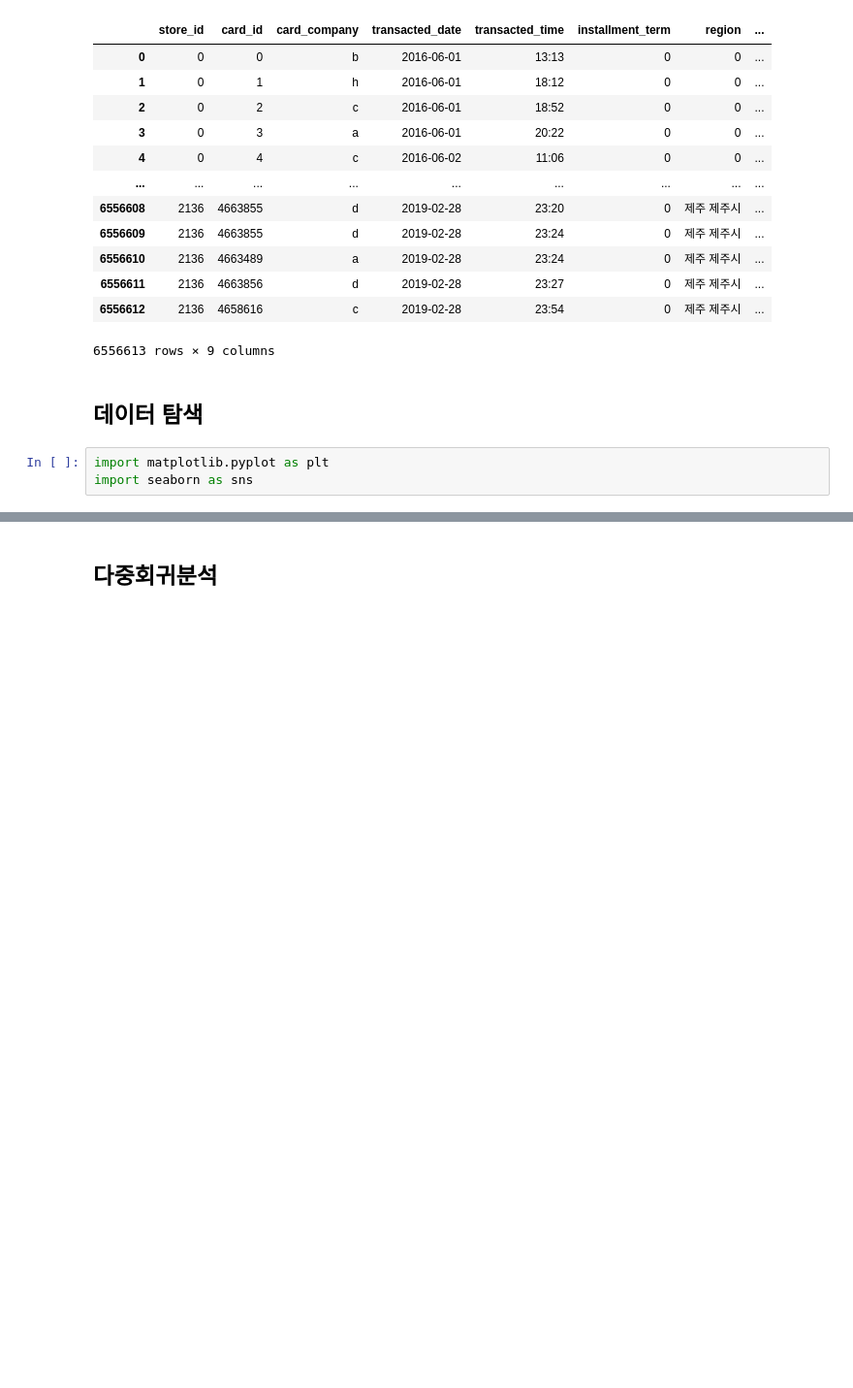
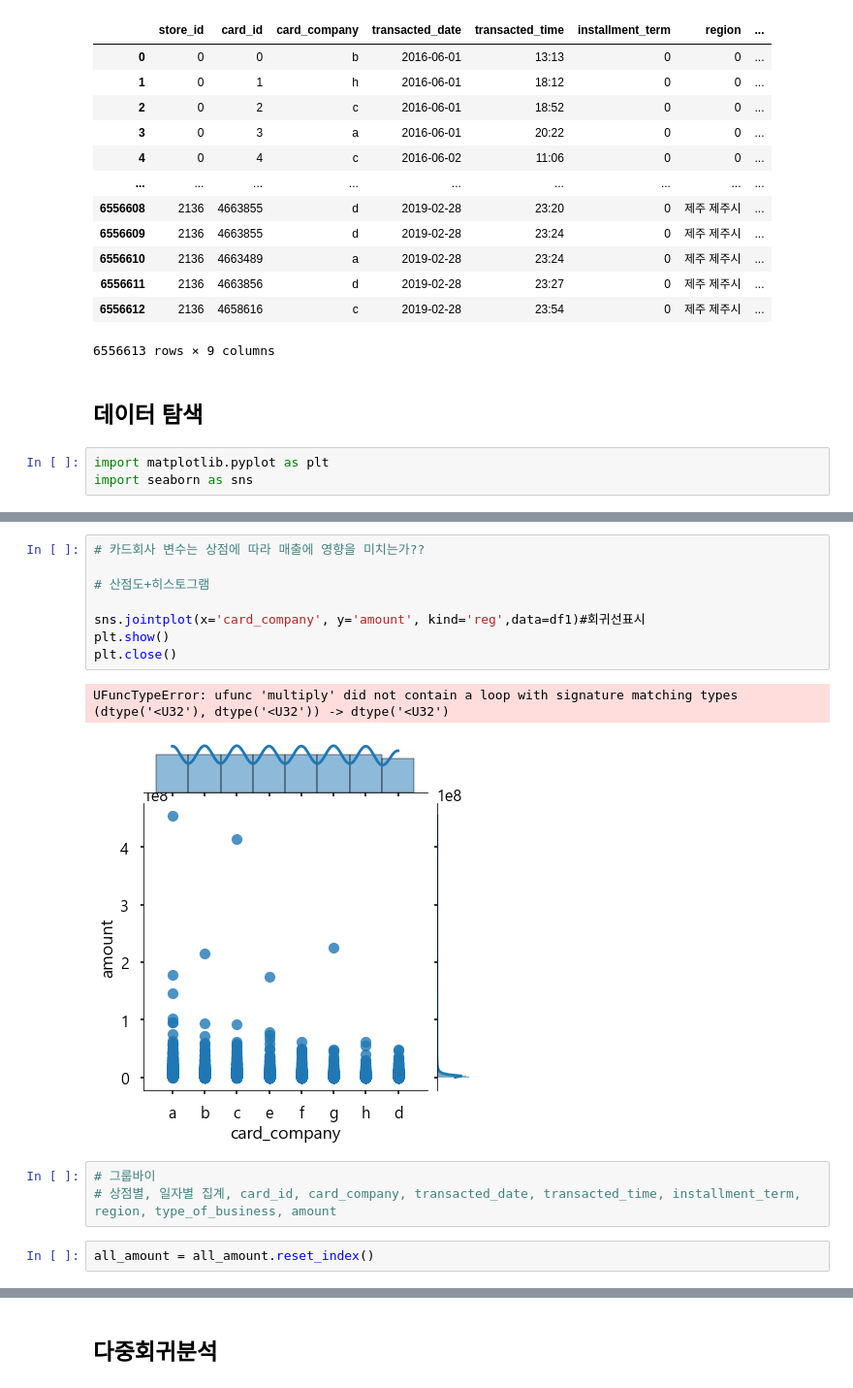
Before and after one commit to Areum120/DataAnalysis_Practice, a Jupyter notebook: funda_store_credit_card_revenu_prediction.ipynb, the cells around one changed output, grey strips where cells are left out. Shown at 97% size. Cells and saved outputs as stored; diff of their text form; blank space fills up the shorter version.

```diff
--- a/funda_store_credit_card_revenu_prediction.ipynb
+++ b/funda_store_credit_card_revenu_prediction.ipynb
@@ -222,0 +408,16 @@ KeyboardInterrupt:
+# %%
+# 카드회사 변수는 상점에 따라 매출에 영향을 미치는가??
+
+# 산점도+히스토그램
+
+sns.jointplot(x='card_company', y='amount', kind='reg',data=df1)#회귀선표시
+plt.show()
+plt.close()
+# %% [output]
+UFuncTypeError: ufunc 'multiply' did not contain a loop with signature matching types (dtype('<U32'), dtype('<U32')) -> dtype('<U32')
+[figure, added]
+# %%
+# 그룹바이
+# 상점별, 일자별 집계, card_id, card_company, transacted_date, transacted_time, installment_term, region, type_of_business, amount
+# %%
+all_amount = all_amount.reset_index()
```
Also changed, not shown: parts of 32 cells of this notebook.
